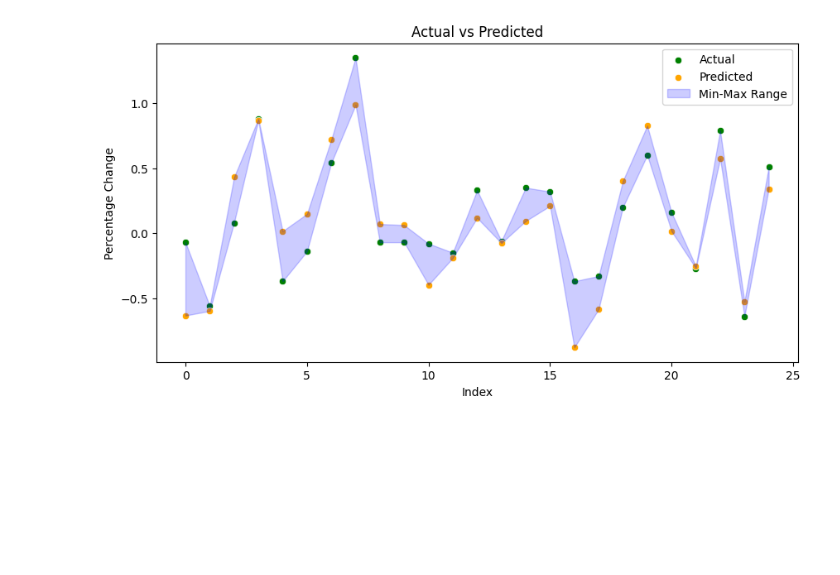
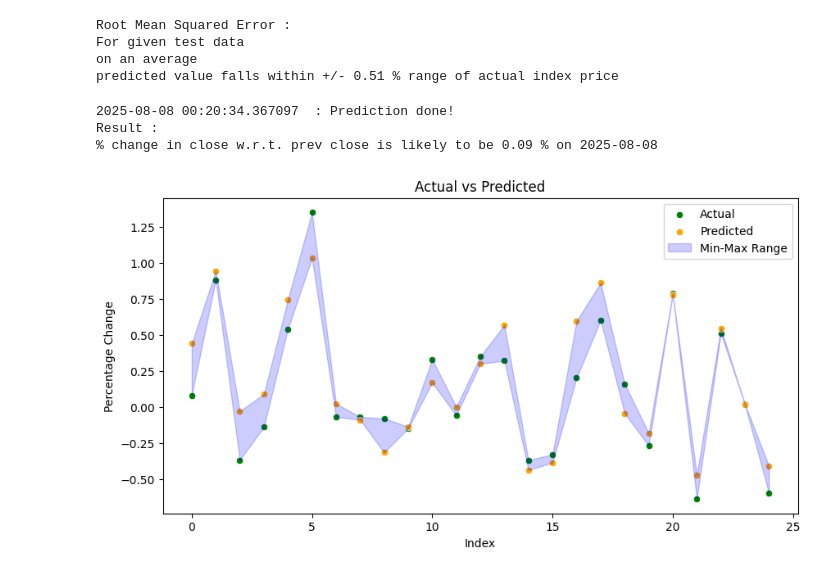
Before and after one commit to hrishi331/market_price_action_V1, a Jupyter notebook: CodeFiles/regression_new1.ipynb, the cells around one changed output. Drawn from its saved outputs; the diff is of its cells as text; code cells hidden in the pictures; blank space fills up the shorter version.

Commit message:
error rectification in progress

```diff
--- a/CodeFiles/regression_new1.ipynb
+++ b/CodeFiles/regression_new1.ipynb
@@ -14,7 +14,10 @@ from sklearn.metrics import root_mean_squared_error
 # %%
 # Inputs
 # Date input
+prediction_date = datetime.date(year=2025, month=8, day=8)
 from_date = datetime.date(year=2014,month=1,day=1).strftime("%Y-%m-%d")
-to_date = (datetime.date(year=2025,month=8,day=6)).strftime("%Y-%m-%d")
+to_date = (prediction_date).strftime("%Y-%m-%d")
 print(datetime.datetime.now(),' : Date inputs taken!')
+
+print(from_date)
 # %% [output]
@@ -85,4 +120,5 @@ df
 # %%
+# Train test split
 df['NxtCloseWpClose'] = df['CloseWpClose'].shift(-1)
 df['NxtOpenWpClose'] = df['OpenWpClose'].shift(-1)
 df['NxtOpenWpOpen'] = df['OpenWpOpen'].shift(-1)
@@ -93,6 +129,10 @@ X_train, X_test, y_train, y_test = train_test_split(df.drop('NxtCloseWpClose',ax
                                                     df['NxtCloseWpClose'],
                                                     test_size=0.2,
                                                     shuffle=False)
-X_sample = X_test.iloc[-1]
-X_test = X_test.iloc[:-1,:]
+
+
+X_test = X_test.iloc[:-1]
 y_test = y_test.iloc[:-1]
+
+
+print(datetime.datetime.now(),' : Train test split done')
@@ -113,0 +153,4 @@ Sample prediction: [0.10407677]
+# %%
+# Prediction for test set
+y_pred = pd.Series(model.predict(X_test),index=X_test.index)
+print(datetime.datetime.now(),' : Predictions made for test set!')
@@ -114,20 +165,45 @@ Sample prediction: [0.10407677]
+# %%
+# Rmse display
+print("Root Mean Squared Error :")
+print("For given test data")
+print("on an average")
+print(f"predicted value falls within +/- {rmse:.2f} % range of actual index price")
+# %% [output]
+Root Mean Squared Error :
+For given test data
+on an average
+predicted value falls within +/- 0.51 % range of actual index price
+# %%
+# Prediction on given date
+result = y_pred.iloc[-1:]
+result = float(result.values[0])
+print(datetime.datetime.now(),' : Prediction done!')
+print('Result : ')
+print(f"% change in close w.r.t. prev close is likely to be {result:.2f} % on {prediction_date}")
+# %% [output]
+2025-08-08 00:20:34.367097  : Prediction done!
+Result :
+% change in close w.r.t. prev close is likely to be 0.09 % on 2025-08-08
 # %%
+# Prediction for last n values
+n = 25
 pred_table = pd.DataFrame({'Actual':y_test,'Predicted':y_pred})
 pred_table.reset_index(inplace=True)
-data = pred_table.reset_index()[:25]
+data = pred_table.reset_index()[:n]
 plt.figure(figsize=(10,5))
 sns.scatterplot(x=data.index,y=data['Actual'],color='green',label='Actual')
 sns.scatterplot(x=data.index,y=data['Predicted'],color='orange',label='Predicted')
 y_min = []
 y_max = []
 for i in range(len(data)):
     y_min.append(min(data['Actual'][i],data['Predicted'][i]))
     y_max.append(max(data['Actual'][i],data['Predicted'][i]))
 plt.fill_between(data.index,y_min,y_max,alpha=0.2,color='blue',label='Min-Max Range')
 plt.legend()
 plt.title('Actual vs Predicted')
 plt.xlabel('Index')
 plt.ylabel('Percentage Change')
 plt.show()
+print(datetime.datetime.now(),f' : latest {n} predicted and corresponding actual avlues plotted! ')
 # %% [output]
-[figure, old version]
+[figure, new version]
```
Also changed, not shown: parts of 16 cells of this notebook.
